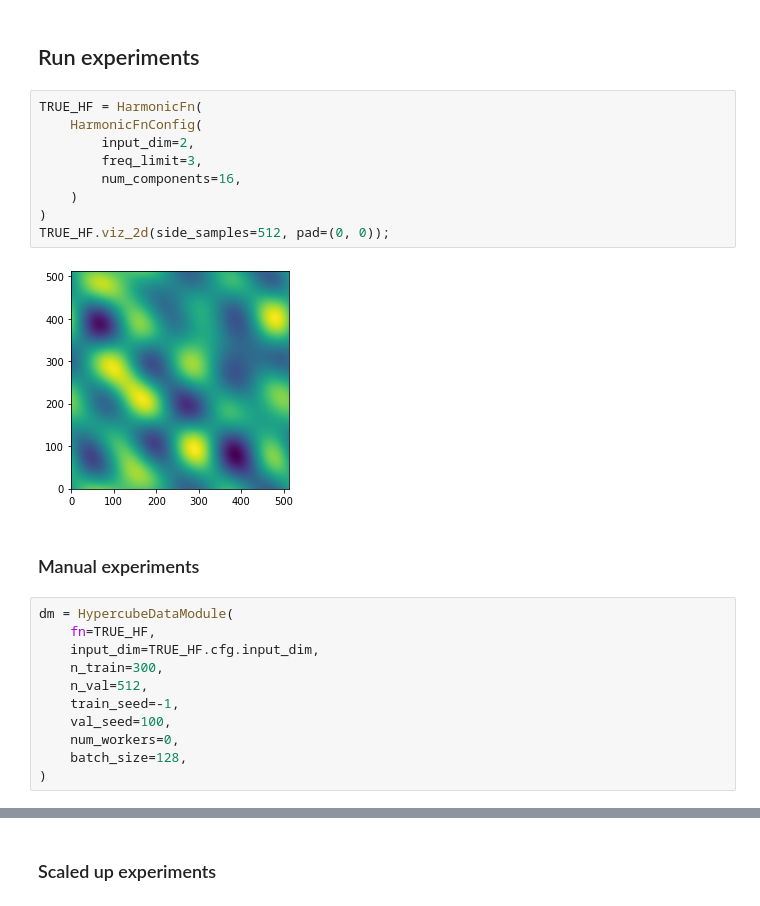
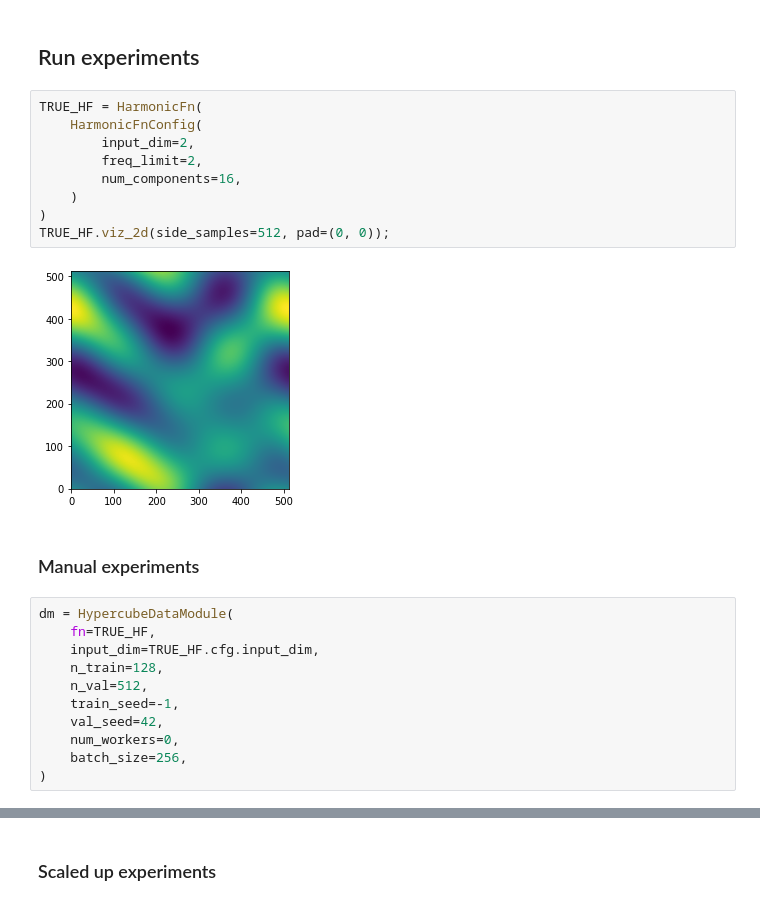
Before and after one commit to ed1d1a8d/scaling, a Jupyter notebook: notebooks/nn-harmonic-reg.ipynb, the cells around one changed output, grey strips where cells are left out. Saved outputs shown, nothing was run; the diff lists cells and outputs as text.

```diff
--- a/notebooks/nn-harmonic-reg.ipynb
+++ b/notebooks/nn-harmonic-reg.ipynb
@@ -153,25 +194,25 @@ def run_nn_exp(
 # %%
 TRUE_HF = HarmonicFn(
     HarmonicFnConfig(
         input_dim=2,
-        freq_limit=3,
+        freq_limit=2,
         num_components=16,
     )
 )
 TRUE_HF.viz_2d(side_samples=512, pad=(0, 0));
 # %% [output]
-[figure, old version]
+[figure, new version]
 # %% [markdown]
 ### Manual experiments
 # %%
 dm = HypercubeDataModule(
     fn=TRUE_HF,
     input_dim=TRUE_HF.cfg.input_dim,
-    n_train=300,
+    n_train=128,
     n_val=512,
     train_seed=-1,
-    val_seed=100,
+    val_seed=42,
     num_workers=0,
-    batch_size=128,
+    batch_size=256,
 )
 # %%
```
Also changed, not shown: parts of 14 cells of this notebook, 4 other files.
